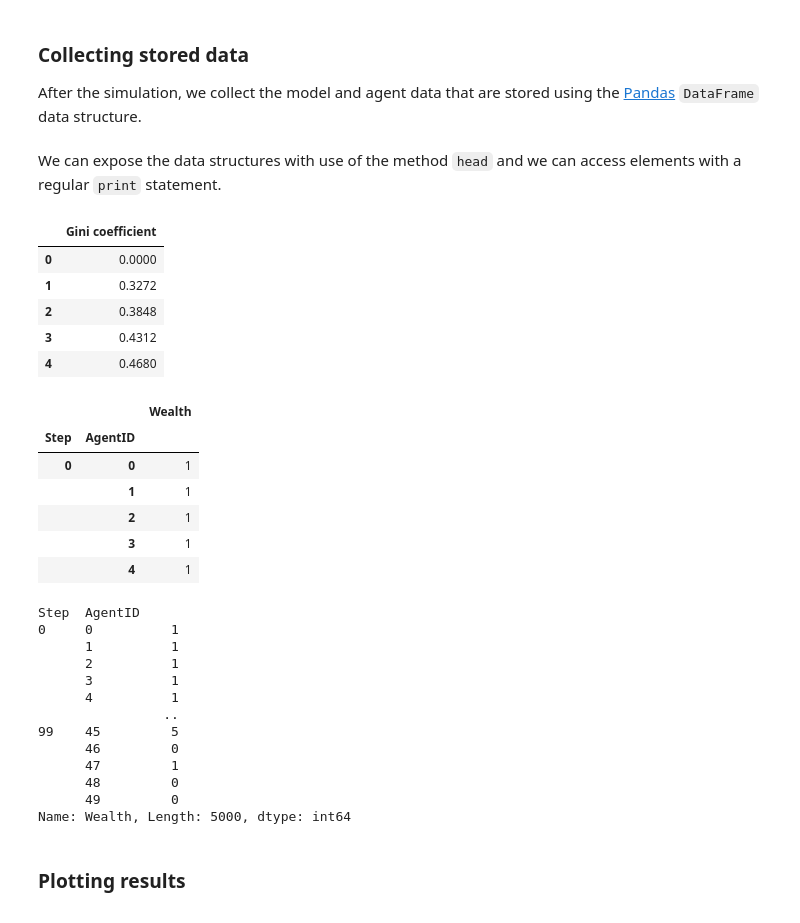
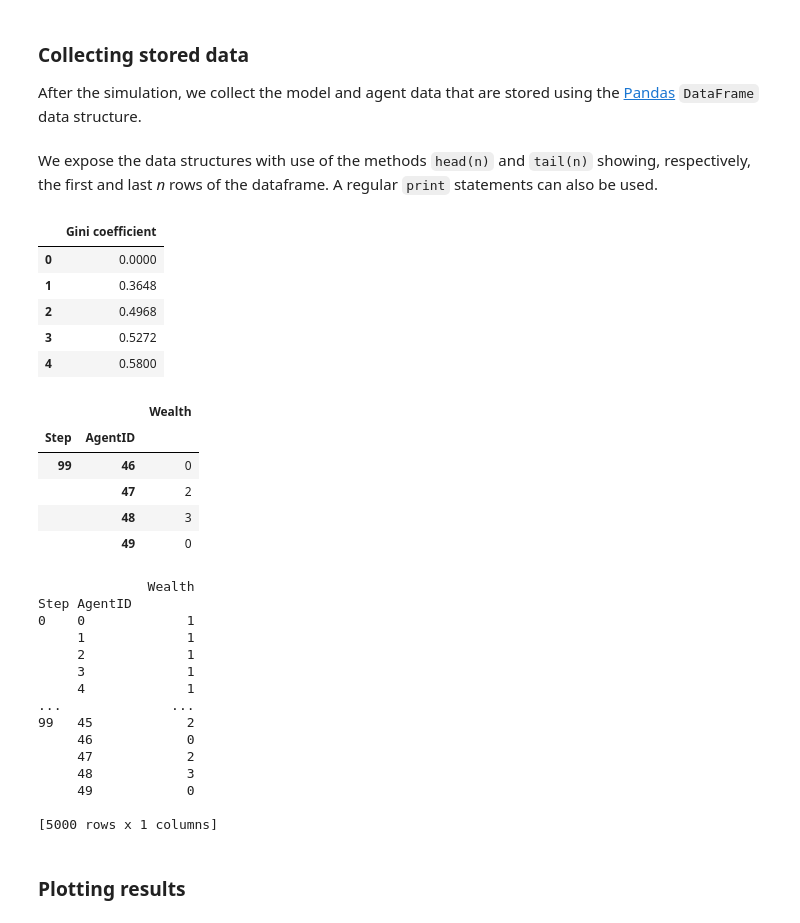
Before and after one commit to kthpanor/cb1020, a Jupyter notebook: _sources/docs/agent.ipynb, the cells around one changed output. Cells and saved outputs as stored; diff of their text form; code cells hidden in the pictures.

```diff
--- a/_sources/docs/agent.ipynb
+++ b/_sources/docs/agent.ipynb
@@ -117,42 +117,43 @@ After the simulation, we collect the model and agent data that are stored using
 model_df = model.datacollector.get_model_vars_dataframe()
 agent_df = model.datacollector.get_agent_vars_dataframe()
 # %% [markdown]
-We can expose the data structures with use of the method `head` and we can access elements with a regular `print` statement.
+We expose the data structures with use of the methods `head(n)` and `tail(n)` showing, respectively, the first and last *n* rows of the dataframe. A regular `print` statements can also be used.
 # %%
-model_df.head()
+model_df.head(5)
 # %% [output]
 |  | Gini coefficient |
 | 0 | 0.0000 |
-| 1 | 0.3272 |
-| 2 | 0.3848 |
-| 3 | 0.4312 |
-| 4 | 0.4680 |
+| 1 | 0.3648 |
+| 2 | 0.4968 |
+| 3 | 0.5272 |
+| 4 | 0.5800 |
 # %%
-agent_df.head()
+agent_df.tail(4)
 # %% [output]
 |  |  | Wealth |
 | Step | AgentID |  |
-| 0 | 0 | 1 |
-|  | 1 | 1 |
-|  | 2 | 1 |
-|  | 3 | 1 |
-|  | 4 | 1 |
+| 99 | 46 | 0 |
+|  | 47 | 2 |
+|  | 48 | 3 |
+|  | 49 | 0 |
 # %%
-print(agent_df['Wealth'])
+print(agent_df)
 # %% [output]
-Step  AgentID
-0     0          1
-      1          1
-      2          1
-      3          1
-      4          1
-                ..
-99    45         5
-      46         0
-      47         1
-      48         0
-      49         0
-Name: Wealth, Length: 5000, dtype: int64
+              Wealth
+Step AgentID
+0    0             1
+     1             1
+     2             1
+     3             1
+     4             1
+...              ...
+99   45            2
+     46            0
+     47            2
+     48            3
+     49            0
+
+[5000 rows x 1 columns]
 # %% [markdown]
 ### Plotting results
 # %%
```
Also changed, not shown: parts of 6 cells of this notebook, 9 other files.
